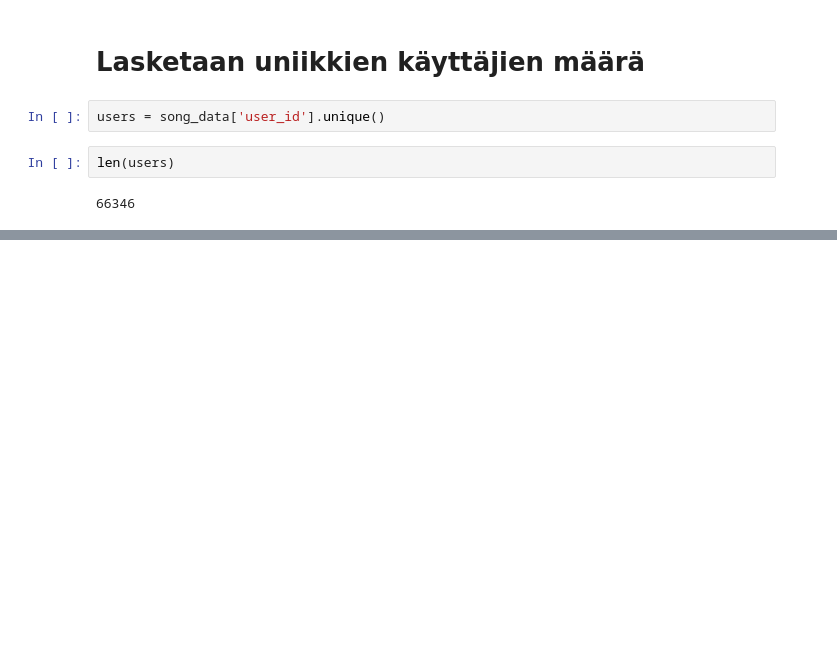
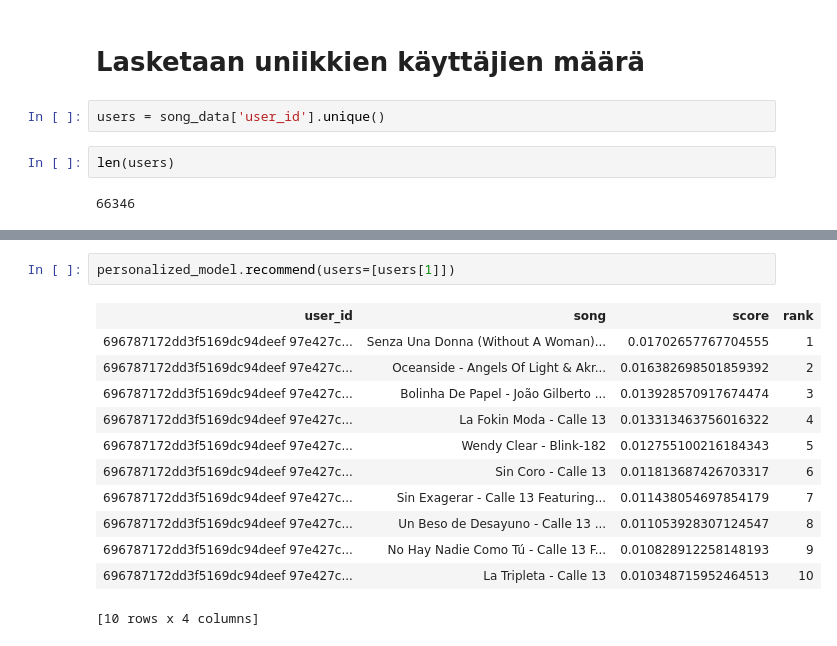
Before and after one commit to R3adyPro/Machine-Learning-Specialization, a Jupyter notebook: A Case Study Approach Chapt. 1/Song recomender.ipynb, the cells around one changed output, grey strips where cells are left out. Drawn from its saved outputs; the diff is of its cells as text; blank space fills up the shorter version.

```diff
--- a/A Case Study Approach Chapt. 1/Song recomender.ipynb
+++ b/A Case Study Approach Chapt. 1/Song recomender.ipynb
@@ -49,0 +129,15 @@ len(users)
+# %%
+personalized_model.recommend(users=[users[1]])
+# %% [output]
+| user_id | song | score | rank |
+| 696787172dd3f5169dc94deef 97e427c... | Senza Una Donna (Without A Woman)... | 0.01702657767704555 | 1 |
+| 696787172dd3f5169dc94deef 97e427c... | Oceanside - Angels Of Light & Akr... | 0.016382698501859392 | 2 |
+| 696787172dd3f5169dc94deef 97e427c... | Bolinha De Papel - João Gilberto ... | 0.013928570917674474 | 3 |
+| 696787172dd3f5169dc94deef 97e427c... | La Fokin Moda - Calle 13 | 0.013313463756016322 | 4 |
+| 696787172dd3f5169dc94deef 97e427c... | Wendy Clear - Blink-182 | 0.012755100216184343 | 5 |
+| 696787172dd3f5169dc94deef 97e427c... | Sin Coro - Calle 13 | 0.011813687426703317 | 6 |
+| 696787172dd3f5169dc94deef 97e427c... | Sin Exagerar - Calle 13 Featuring... | 0.011438054697854179 | 7 |
+| 696787172dd3f5169dc94deef 97e427c... | Un Beso de Desayuno - Calle 13 ... | 0.011053928307124547 | 8 |
+| 696787172dd3f5169dc94deef 97e427c... | No Hay Nadie Como Tú - Calle 13 F... | 0.010828912258148193 | 9 |
+| 696787172dd3f5169dc94deef 97e427c... | La Tripleta - Calle 13 | 0.010348715952464513 | 10 |
+[10 rows x 4 columns]
```
Also changed, not shown: parts of 13 cells of this notebook.
